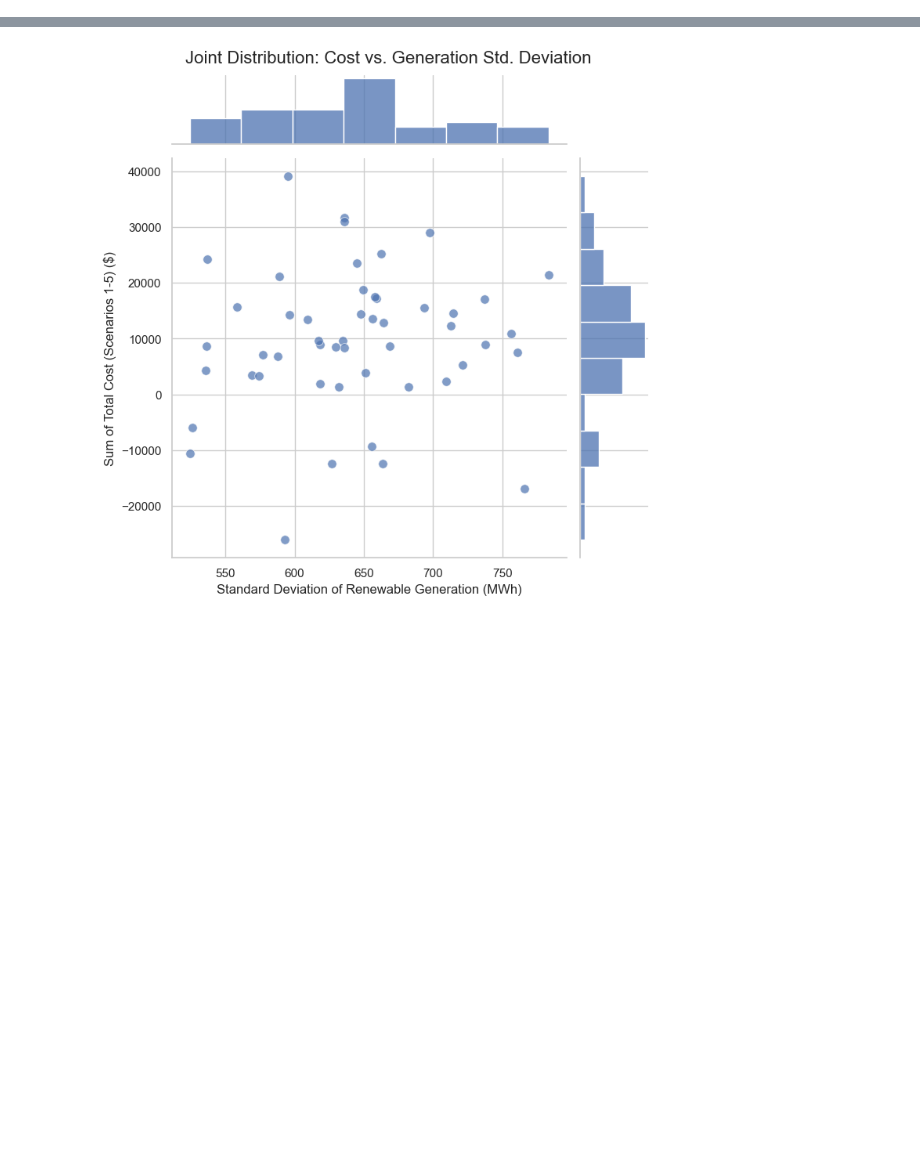
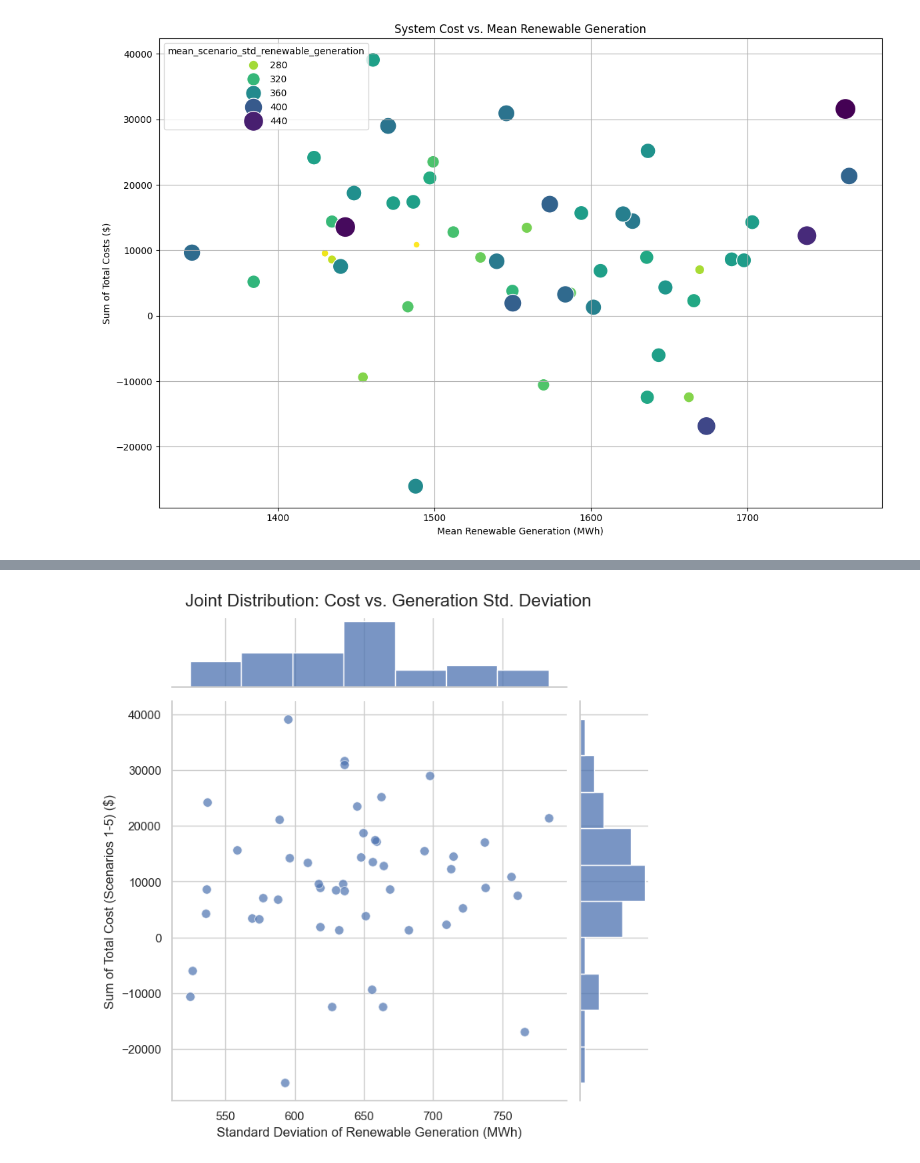
Before and after one commit to hanboxie/Flexibility_Options, a Jupyter notebook: generation_sensitivity_analysis.ipynb, the cells around one changed output, grey strips where cells are left out. Saved outputs shown, nothing was run; the diff lists cells and outputs as text; code cells hidden in the pictures; blank space fills up the shorter version.

```diff
--- a/generation_sensitivity_analysis.ipynb
+++ b/generation_sensitivity_analysis.ipynb
@@ -13,0 +13,5 @@ else:
+# %%
+from src.batch_analysis.plotting_utils import plot_generation_cost_scatter
+
+plot_generation_cost_scatter(summary_df)
+# %% [output]
@@ -14,2 +19,3 @@ else:
+[figure, added]
 # %%
 # Check if the required columns exist
```
Also changed, not shown: parts of 8 cells of this notebook, 3 other files.
